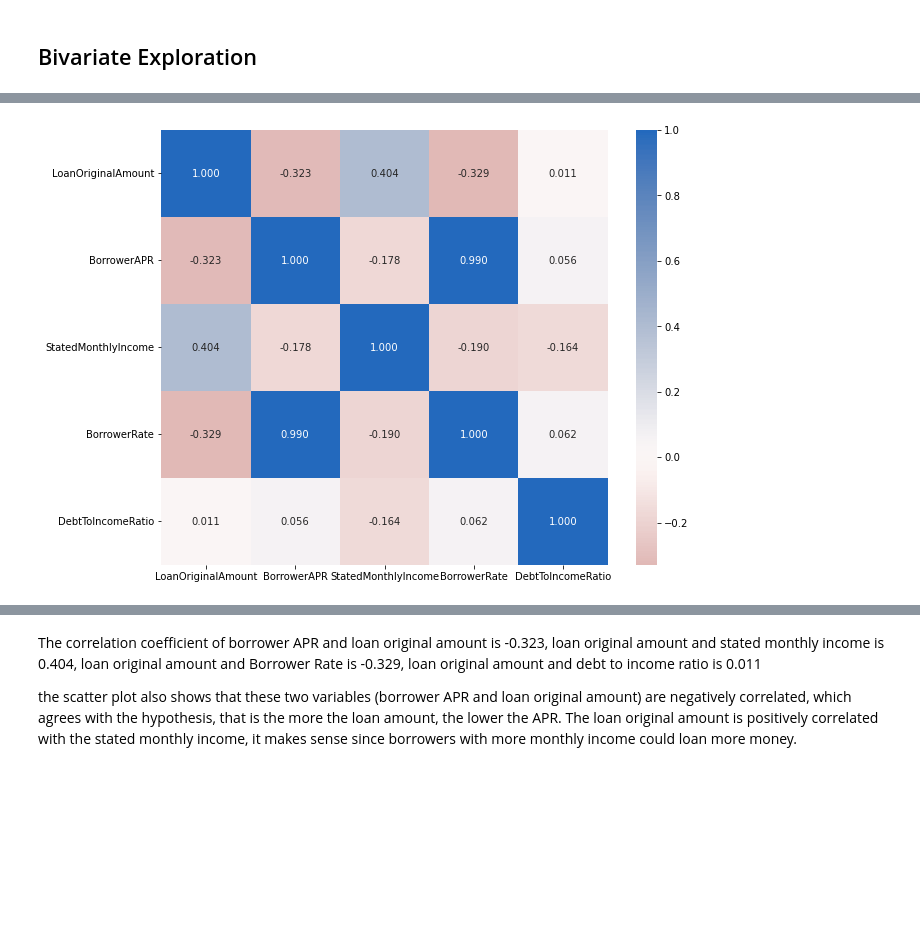
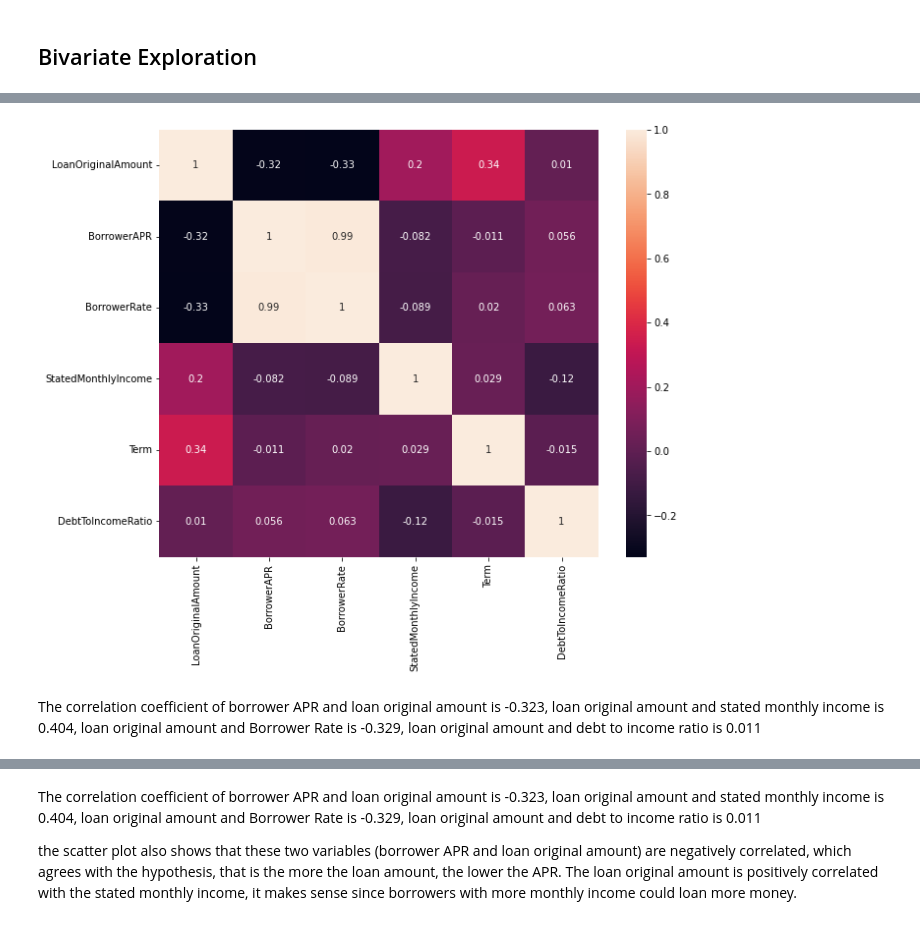
Before and after one commit to Eminent01/ALX-Data_Analyst, a Jupyter notebook: Communicate Data Findings/Part_I_exploration.ipynb, the cells around one changed output, grey strips where cells are left out. Drawn from its saved outputs; the diff is of its cells as text; code cells hidden in the pictures; blank space fills up the shorter version.

```diff
--- a/Communicate Data Findings/Part_I_exploration.ipynb
+++ b/Communicate Data Findings/Part_I_exploration.ipynb
@@ -306,0 +304,4 @@ categoric_vars = ['Term', 'ProsperRating (Alpha)', 'EmploymentStatus','LoanStatu
+# %%
+## Correlation matrix
+cormat = loan_data_sub.corr()
+round(cormat,2)
@@ -307,7 +316,8 @@ categoric_vars = ['Term', 'ProsperRating (Alpha)', 'EmploymentStatus','LoanStatu
 # %%
 # correlation plot
 plt.figure(figsize = [10, 8])
-sb.heatmap(loan_data_sub[numeric_vars].corr(), annot = True, fmt = '.3f',
-           cmap = 'vlag_r', center = 0);
+sb.heatmap(cormat, annot = True);
 # %% [output]
-[figure, old version]
+[figure, new version]
+# %% [markdown]
+The correlation coefficient of borrower APR and loan original amount is -0.323,  loan original amount and stated monthly income is 0.404,  loan original amount and Borrower Rate is -0.329,  loan original amount and debt to income ratio is 0.011
```
Also changed, not shown: parts of 25 cells of this notebook, 3 other files.
